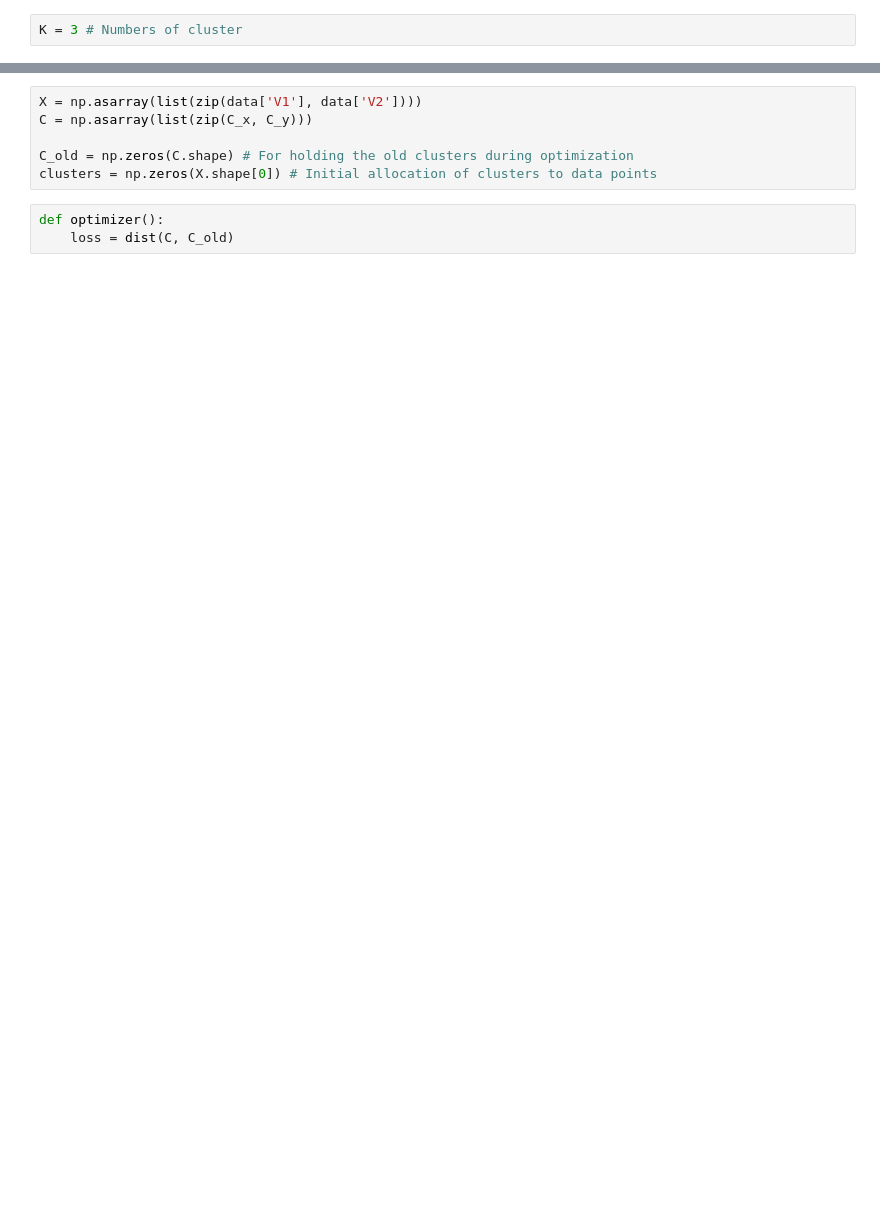
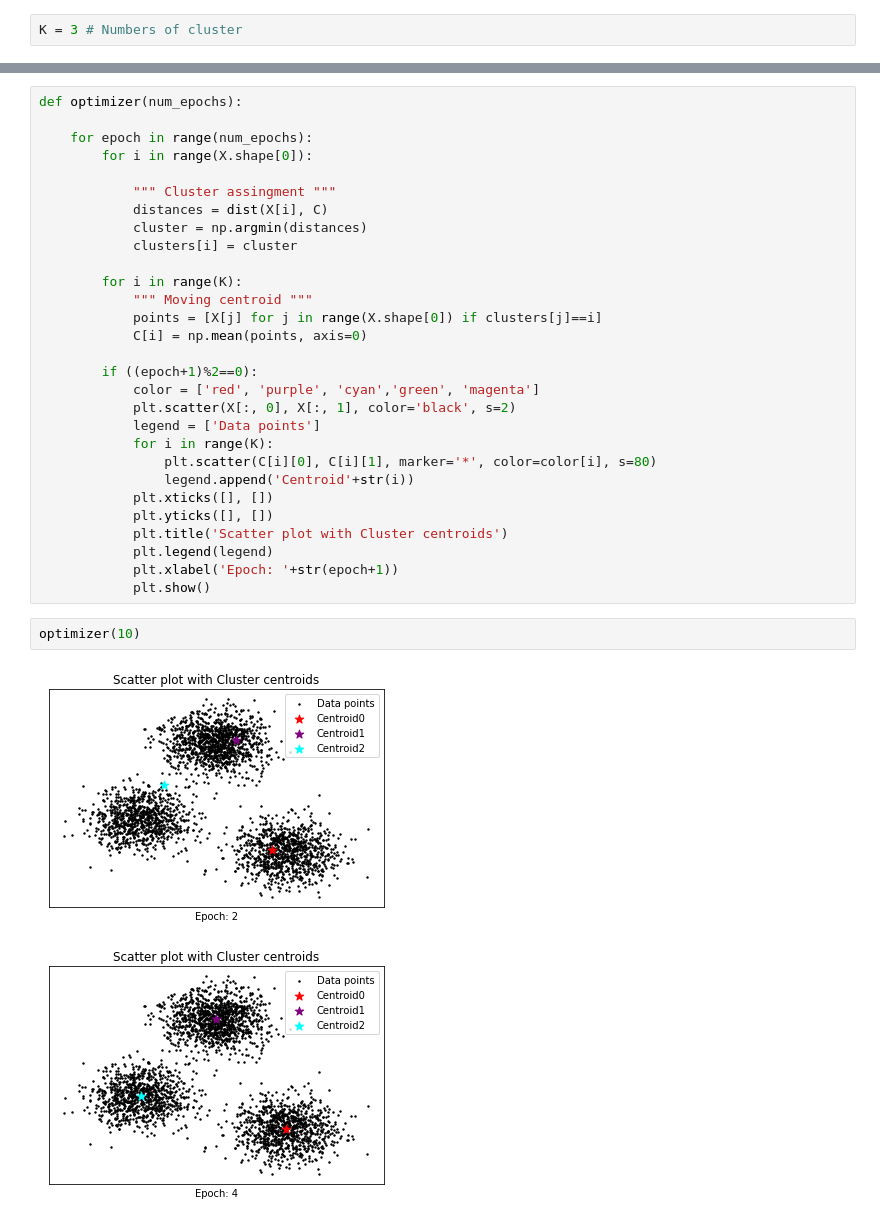
Before and after one commit to viplix3/Essential-ML, a Jupyter notebook: K-Means/K-Means.ipynb, the cells around one changed output, grey strips where cells are left out. Saved outputs shown, nothing was run; the diff lists cells and outputs as text; blank space fills up the shorter version.

Commit message:
completed K-Means

```diff
--- a/K-Means/K-Means.ipynb
+++ b/K-Means/K-Means.ipynb
@@ -58,9 +76,34 @@ plt.show()
-# %%
-X = np.asarray(list(zip(data['V1'], data['V2'])))
-C = np.asarray(list(zip(C_x, C_y)))
-
-C_old = np.zeros(C.shape) # For holding the old clusters during optimization
-clusters = np.zeros(X.shape[0]) # Initial allocation of clusters to data points
-# %%
-def optimizer():
-    loss = dist(C, C_old)
+# %%
+def optimizer(num_epochs):
+
+    for epoch in range(num_epochs):
+        for i in range(X.shape[0]):
+
+            """ Cluster assingment """
+            distances = dist(X[i], C)
+            cluster = np.argmin(distances)
+            clusters[i] = cluster
+
+        for i in range(K):
+            """ Moving centroid """
+            points = [X[j] for j in range(X.shape[0]) if clusters[j]==i]
+            C[i] = np.mean(points, axis=0)
+
+        if ((epoch+1)%2==0):
+            color = ['red', 'purple', 'cyan','green', 'magenta']
+            plt.scatter(X[:, 0], X[:, 1], color='black', s=2)
+            legend = ['Data points']
+            for i in range(K):
+                plt.scatter(C[i][0], C[i][1], marker='*', color=color[i], s=80)
+                legend.append('Centroid'+str(i))
+            plt.xticks([], [])
+            plt.yticks([], [])
+            plt.title('Scatter plot with Cluster centroids')
+            plt.legend(legend)
+            plt.xlabel('Epoch: '+str(epoch+1))
+            plt.show()
+# %%
+optimizer(10)
+# %% [output]
+[figure, added]
+[figure, added]
```
Also changed, not shown: parts of 8 cells of this notebook, 1 other file.
